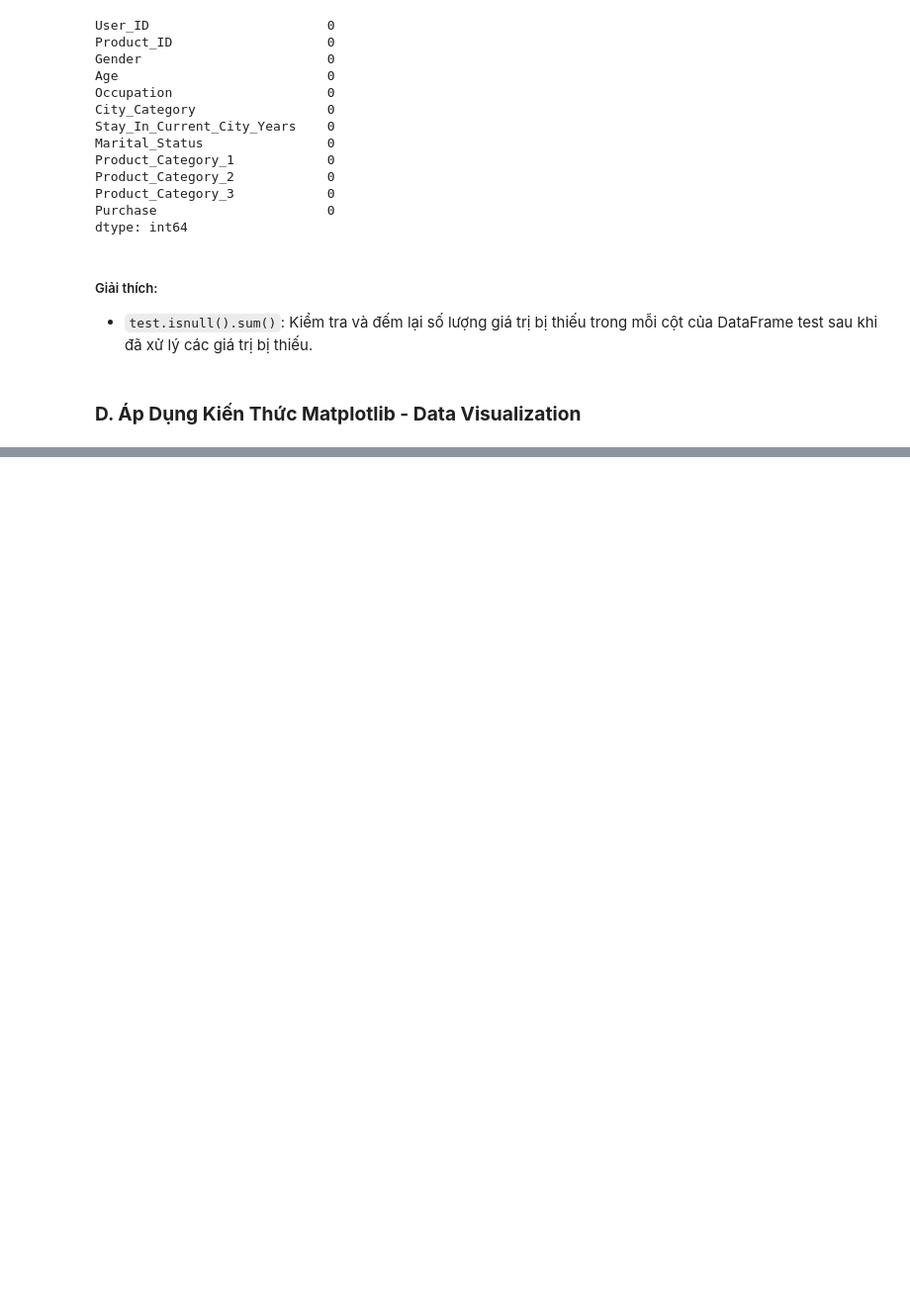
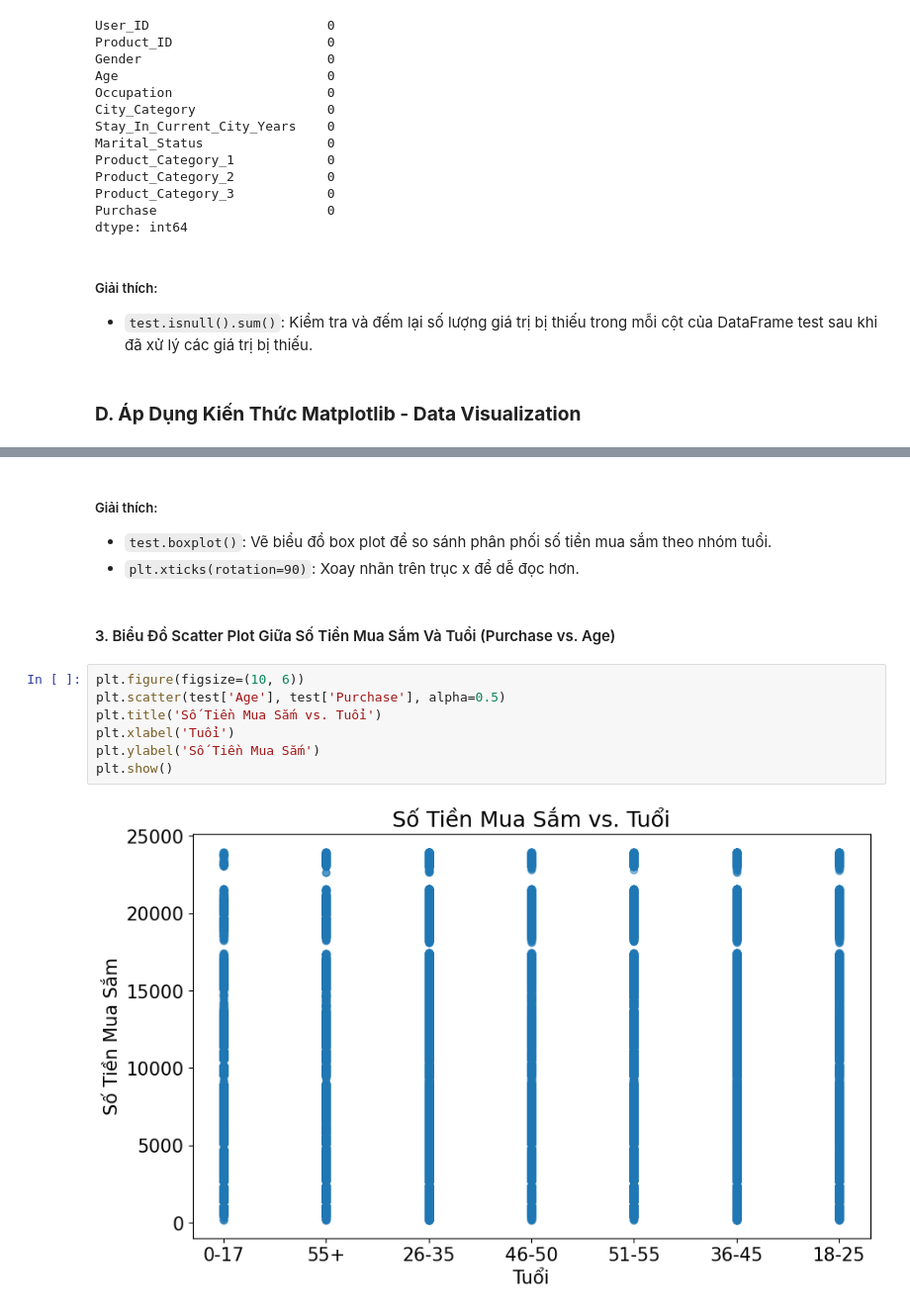
Before and after one commit to MeiCloudie/demo-python-data-analyst, a Jupyter notebook: black-friday-sales/black_friday_sales.ipynb, the cells around one changed output, grey strips where cells are left out. Shown at 99% size. Drawn from its saved outputs; the diff is of its cells as text; blank space fills up the shorter version.

```diff
--- a/black-friday-sales/black_friday_sales.ipynb
+++ b/black-friday-sales/black_friday_sales.ipynb
@@ -294,0 +345,16 @@ dtype: int64
+# %% [markdown]
+##### Giải thích:
+
+- ``test.boxplot()``: Vẽ biểu đồ box plot để so sánh phân phối số tiền mua sắm theo nhóm tuổi.
+- ``plt.xticks(rotation=90)``: Xoay nhãn trên trục x để dễ đọc hơn.
+# %% [markdown]
+#### 3. Biểu Đồ Scatter Plot Giữa Số Tiền Mua Sắm Và Tuổi (Purchase vs. Age)
+# %%
+plt.figure(figsize=(10, 6))
+plt.scatter(test['Age'], test['Purchase'], alpha=0.5)
+plt.title('Số Tiền Mua Sắm vs. Tuổi')
+plt.xlabel('Tuổi')
+plt.ylabel('Số Tiền Mua Sắm')
+plt.show()
+# %% [output]
+[figure, added]
```
Also changed, not shown: parts of 15 cells of this notebook, 1 other file.
